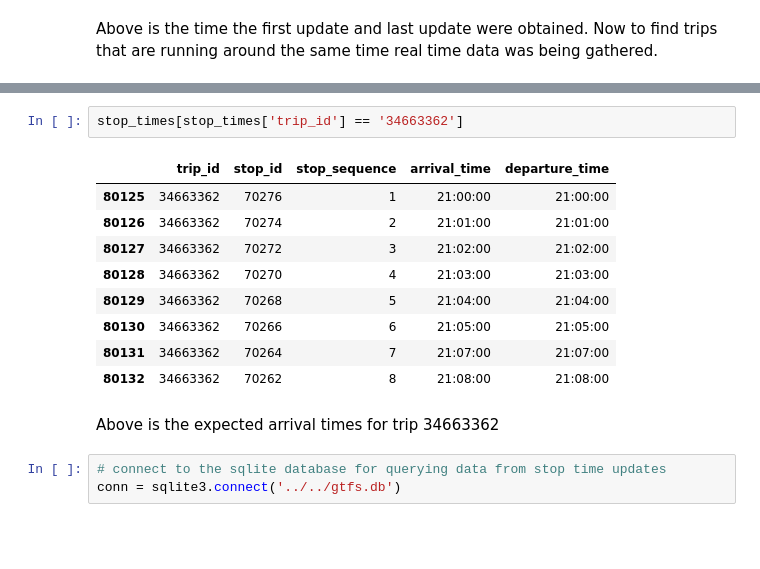
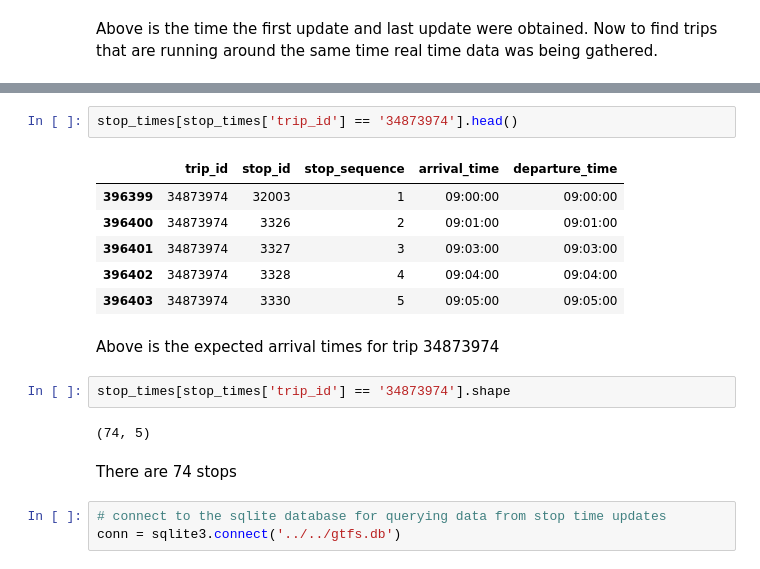
Before and after one commit to jmhern/GTFS_work, a Jupyter notebook: RealTimeDataAnalysis.ipynb, the cells around one changed output, grey strips where cells are left out. Saved outputs shown, nothing was run; the diff lists cells and outputs as text; blank space fills up the shorter version.

```diff
--- a/RealTimeDataAnalysis.ipynb
+++ b/RealTimeDataAnalysis.ipynb
@@ -87,17 +96,20 @@ trp_update[trp_update['trip_id'] == '34663362'].head()
 # %%
-stop_times[stop_times['trip_id'] == '34663362']
+stop_times[stop_times['trip_id'] == '34873974'].head()
 # %% [output]
 |  | trip_id | stop_id | stop_sequence | arrival_time | departure_time |
-| 80125 | 34663362 | 70276 | 1 | 21:00:00 | 21:00:00 |
-| 80126 | 34663362 | 70274 | 2 | 21:01:00 | 21:01:00 |
-| 80127 | 34663362 | 70272 | 3 | 21:02:00 | 21:02:00 |
-| 80128 | 34663362 | 70270 | 4 | 21:03:00 | 21:03:00 |
-| 80129 | 34663362 | 70268 | 5 | 21:04:00 | 21:04:00 |
-| 80130 | 34663362 | 70266 | 6 | 21:05:00 | 21:05:00 |
-| 80131 | 34663362 | 70264 | 7 | 21:07:00 | 21:07:00 |
-| 80132 | 34663362 | 70262 | 8 | 21:08:00 | 21:08:00 |
+| 396399 | 34873974 | 32003 | 1 | 09:00:00 | 09:00:00 |
+| 396400 | 34873974 | 3326 | 2 | 09:01:00 | 09:01:00 |
+| 396401 | 34873974 | 3327 | 3 | 09:03:00 | 09:03:00 |
+| 396402 | 34873974 | 3328 | 4 | 09:04:00 | 09:04:00 |
+| 396403 | 34873974 | 3330 | 5 | 09:05:00 | 09:05:00 |
 # %% [markdown]
-Above is the expected arrival times for trip 34663362
+Above is the expected arrival times for trip 34873974
+# %%
+stop_times[stop_times['trip_id'] == '34873974'].shape
+# %% [output]
+(74, 5)
+# %% [markdown]
+There are 74 stops
 # %%
 # connect to the sqlite database for querying data from stop time updates
 conn = sqlite3.connect('../../gtfs.db')
```
Also changed, not shown: parts of 45 cells of this notebook.
